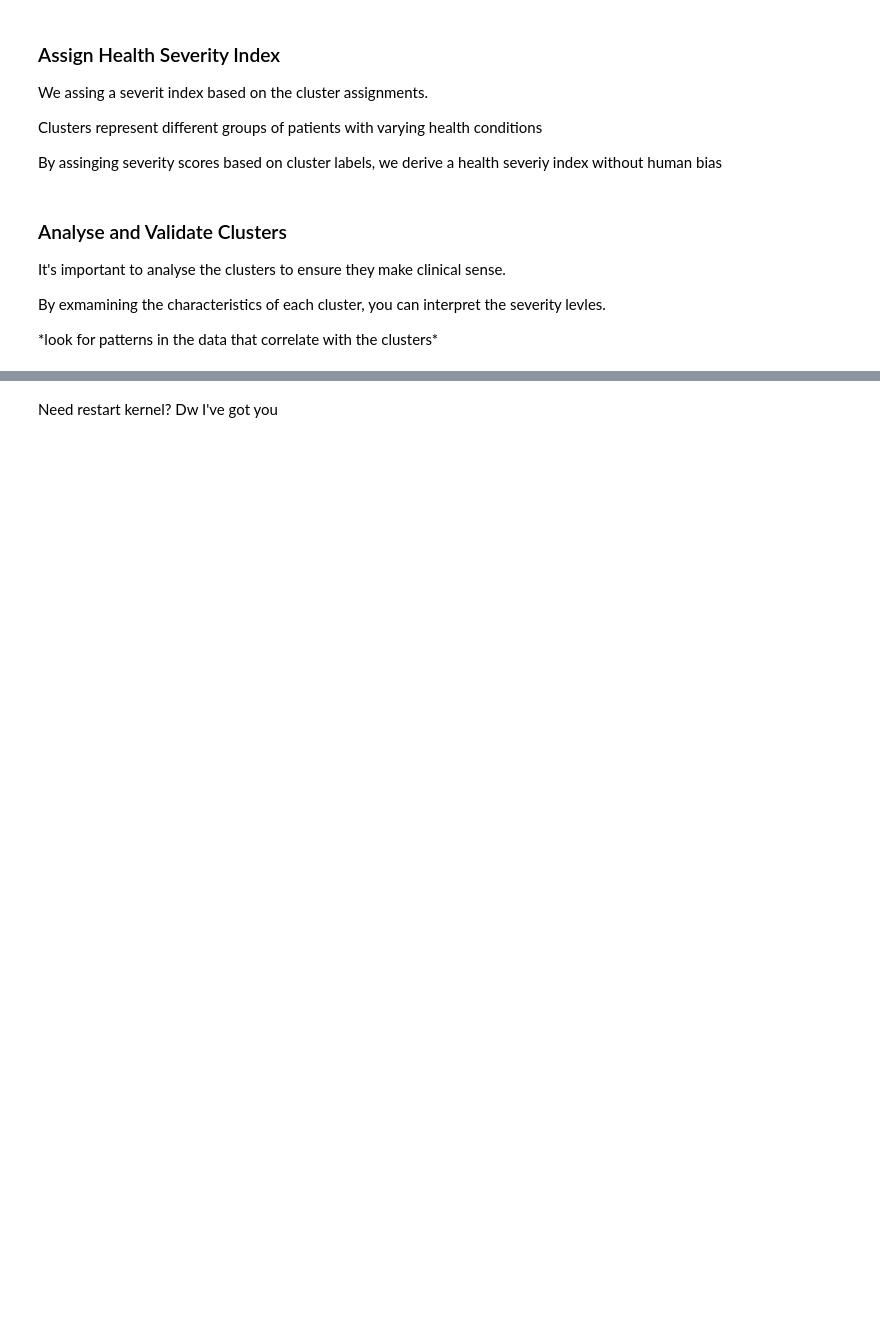
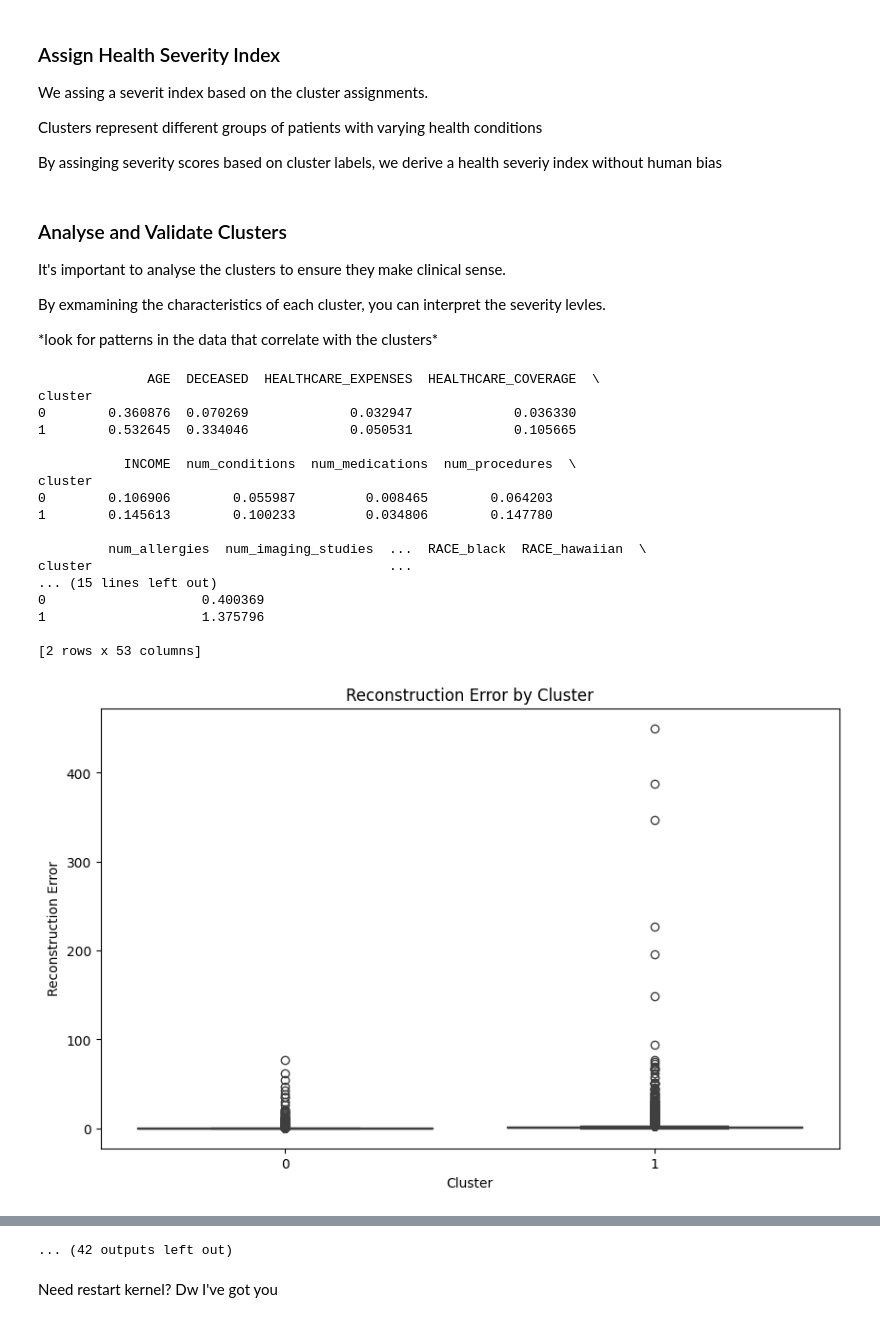
Before and after one commit to ImranBary/VITAI, a Jupyter notebook: main_model.ipynb, the cells around one changed output, grey strips where cells are left out. Saved outputs shown, nothing was run; the diff lists cells and outputs as text; code cells hidden in the pictures; blank space fills up the shorter version.

```diff
--- a/main_model.ipynb
+++ b/main_model.ipynb
@@ -161,30 +197,50 @@ latent_features_df['severity_index_scaled'] = scaler.fit_transform(latent_featur
 # %%
 # Combine original data with cluster labels
 analysis_df = structured_data.copy()
 analysis_df['cluster'] = latent_features_df['cluster']
 analysis_df['severity_index'] = latent_features_df['severity_index_scaled']
+analysis_df['reconstruction_error'] = structured_data['Reconstruction Error']  # Add this line
 
 # Group by cluster and compute summary statistics
 cluster_summary = analysis_df.groupby('cluster').mean()
 print(cluster_summary)
 
 # Visualize reconstruction error by cluster
 import seaborn as sns
 
 plt.figure(figsize=(10, 6))
 sns.boxplot(x='cluster', y='reconstruction_error', data=analysis_df)
 plt.title('Reconstruction Error by Cluster')
 plt.xlabel('Cluster')
 plt.ylabel('Reconstruction Error')
 plt.show()
 
 # Visualize key features by cluster
 key_features = structured_data.columns.tolist()  # List of feature names
 
 for feature in key_features:
     plt.figure(figsize=(10, 6))
     sns.boxplot(x='cluster', y=feature, data=analysis_df)
     plt.title(f'Distribution of {feature} by Cluster')
     plt.xlabel('Cluster')
     plt.ylabel(feature)
     plt.show()
+# %% [output]
+              AGE  DECEASED  HEALTHCARE_EXPENSES  HEALTHCARE_COVERAGE  \
+cluster
+0        0.360876  0.070269             0.032947             0.036330
+1        0.532645  0.334046             0.050531             0.105665
+
+           INCOME  num_conditions  num_medications  num_procedures  \
+cluster
+0        0.106906        0.055987         0.008465        0.064203
+1        0.145613        0.100233         0.034806        0.147780
+
+         num_allergies  num_imaging_studies  ...  RACE_black  RACE_hawaiian  \
+cluster                                      ...
+... (15 lines left out)
+0                    0.400369
+1                    1.375796
+
+[2 rows x 53 columns]
+[figure, added]
@@ -191,3 +257,4 @@ for feature in key_features:
+... (42 outputs left out)
 # %% [markdown]
 <p>Need restart kernel? Dw I've got you</p>
 # %%
```
Also changed, not shown: parts of 7 cells of this notebook, 11 other files.
